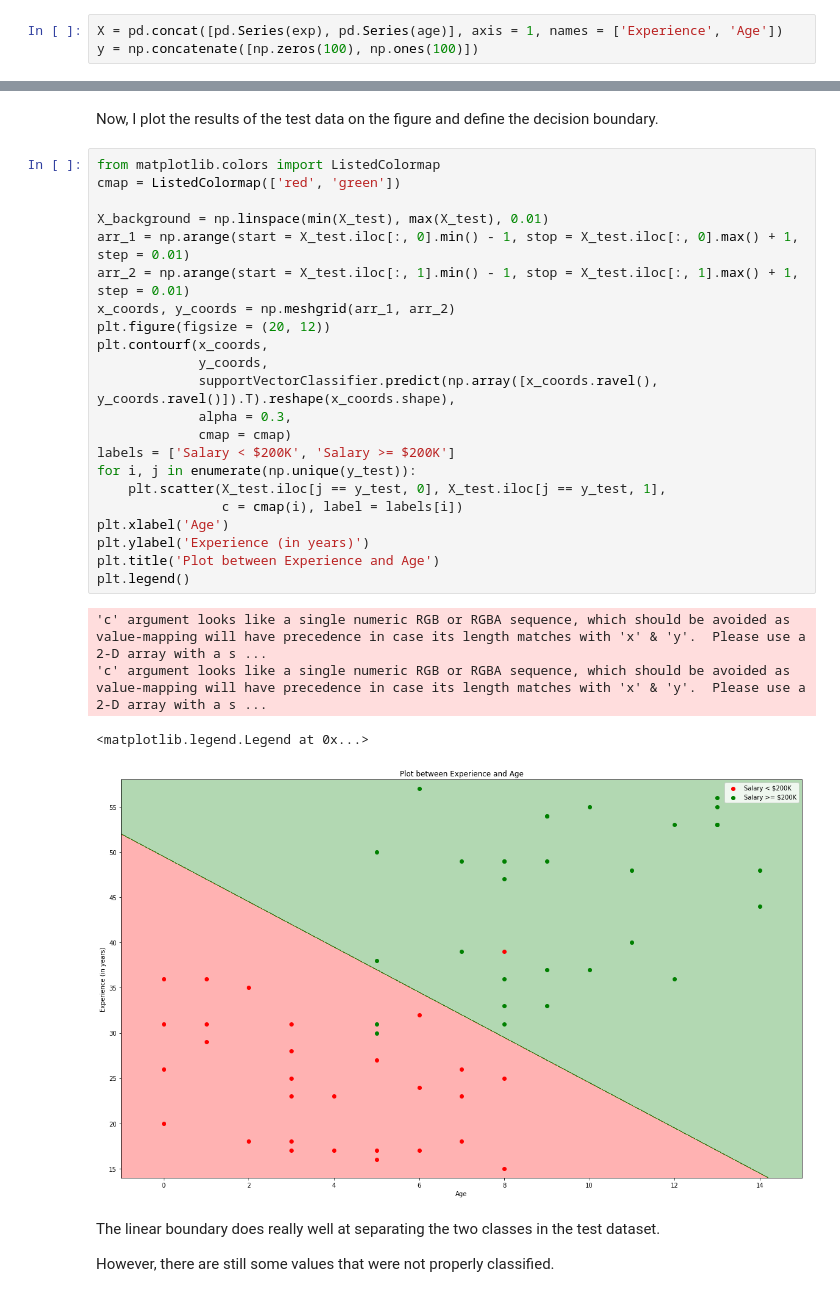
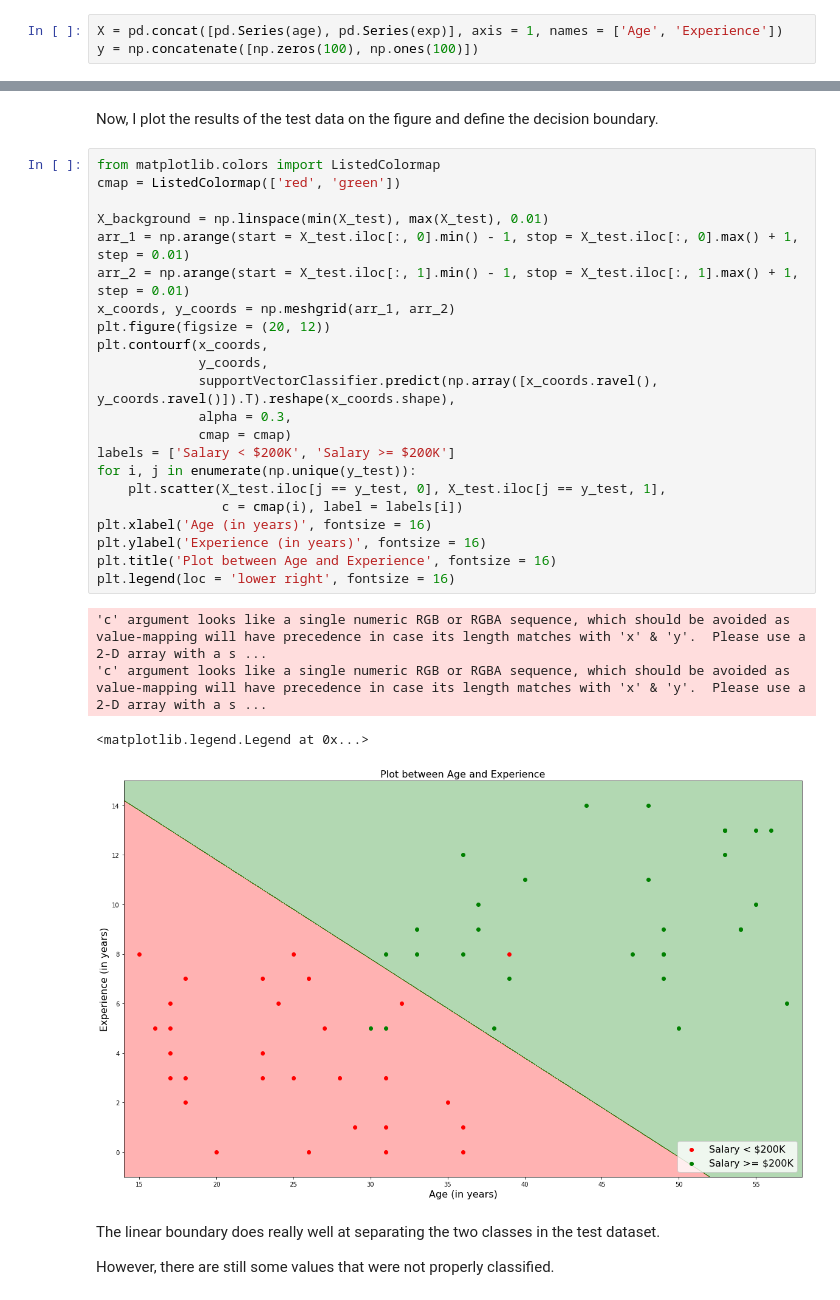
Before and after one commit to kb22/ML-Performance-Evaluation, a Jupyter notebook: Performance Evaluation Metrics.ipynb, the cells around one changed output, grey strips where cells are left out. Saved outputs shown, nothing was run; the diff lists cells and outputs as text.

```diff
--- a/Performance Evaluation Metrics.ipynb
+++ b/Performance Evaluation Metrics.ipynb
@@ -44,7 +44,7 @@ exp = np.concatenate([low_exp, high_exp])
 # %% [markdown]
 Finally, I combine the two columns to create `X`, the features. I also create the labels `y` using first 100 values as `0.0` and last 100 values as `1.0`.
 # %%
-X = pd.concat([pd.Series(exp), pd.Series(age)], axis = 1, names = ['Experience', 'Age'])
+X = pd.concat([pd.Series(age), pd.Series(exp)], axis = 1, names = ['Age', 'Experience'])
 y = np.concatenate([np.zeros(100), np.ones(100)])
 # %% [markdown]
 ### Plot created dataset
@@ -93,30 +93,30 @@ Now, I plot the results of the test data on the figure and define the decision b
 # %%
 from matplotlib.colors import ListedColormap
 cmap = ListedColormap(['red', 'green'])
 
 X_background = np.linspace(min(X_test), max(X_test), 0.01)
 arr_1 = np.arange(start = X_test.iloc[:, 0].min() - 1, stop = X_test.iloc[:, 0].max() + 1, step = 0.01)
 arr_2 = np.arange(start = X_test.iloc[:, 1].min() - 1, stop = X_test.iloc[:, 1].max() + 1, step = 0.01)
 x_coords, y_coords = np.meshgrid(arr_1, arr_2)
 plt.figure(figsize = (20, 12))
 plt.contourf(x_coords,
              y_coords,
              supportVectorClassifier.predict(np.array([x_coords.ravel(), y_coords.ravel()]).T).reshape(x_coords.shape),
              alpha = 0.3,
              cmap = cmap)
 labels = ['Salary < $200K', 'Salary >= $200K']
 for i, j in enumerate(np.unique(y_test)):
     plt.scatter(X_test.iloc[j == y_test, 0], X_test.iloc[j == y_test, 1],
                 c = cmap(i), label = labels[i])
-plt.xlabel('Age')
-plt.ylabel('Experience (in years)')
-plt.title('Plot between Experience and Age')
-plt.legend()
+plt.xlabel('Age (in years)', fontsize = 16)
+plt.ylabel('Experience (in years)', fontsize = 16)
+plt.title('Plot between Age and Experience', fontsize = 16)
+plt.legend(loc = 'lower right', fontsize = 16)
 # %% [output]
 'c' argument looks like a single numeric RGB or RGBA sequence, which should be avoided as value-mapping will have precedence in case its length matches with 'x' & 'y'.  Please use a 2-D array with a s ...
 'c' argument looks like a single numeric RGB or RGBA sequence, which should be avoided as value-mapping will have precedence in case its length matches with 'x' & 'y'.  Please use a 2-D array with a s ...
 <matplotlib.legend.Legend at 0x...>
-[figure, old version]
+[figure, new version]
 # %% [markdown]
 The linear boundary does really well at separating the two classes in the test dataset.
 
```
Also changed, not shown: parts of 1 cell of this notebook.
